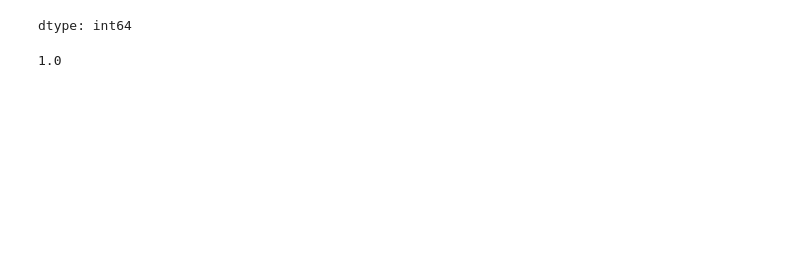
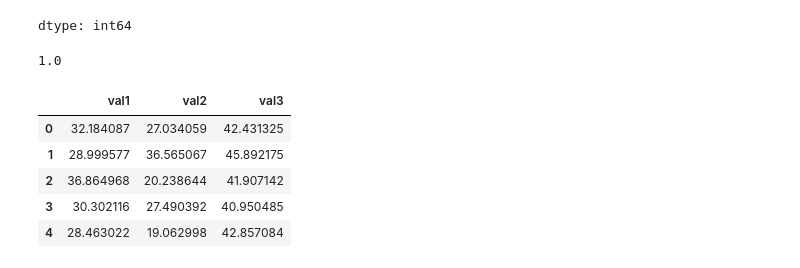
Before and after one commit to OmerTurk1/ML-From-Scratch, a Jupyter notebook: KMeansCluster.ipynb, the cells around one changed output. Cells and saved outputs as stored; diff of their text form; code cells hidden in the pictures; blank space fills up the shorter version.

```diff
--- a/KMeansCluster.ipynb
+++ b/KMeansCluster.ipynb
@@ -160,3 +161,12 @@ dtype: int64
 X_new.gue_cls.value_counts().std()
 # %% [output]
 1.0
+# %%
+X.head()
+# %% [output]
+|  | val1 | val2 | val3 |
+| 0 | 32.184087 | 27.034059 | 42.431325 |
+| 1 | 28.999577 | 36.565067 | 45.892175 |
+| 2 | 36.864968 | 20.238644 | 41.907142 |
+| 3 | 30.302116 | 27.490392 | 40.950485 |
+| 4 | 28.463022 | 19.062998 | 42.857084 |
```
Also changed, not shown: parts of 8 cells of this notebook.
